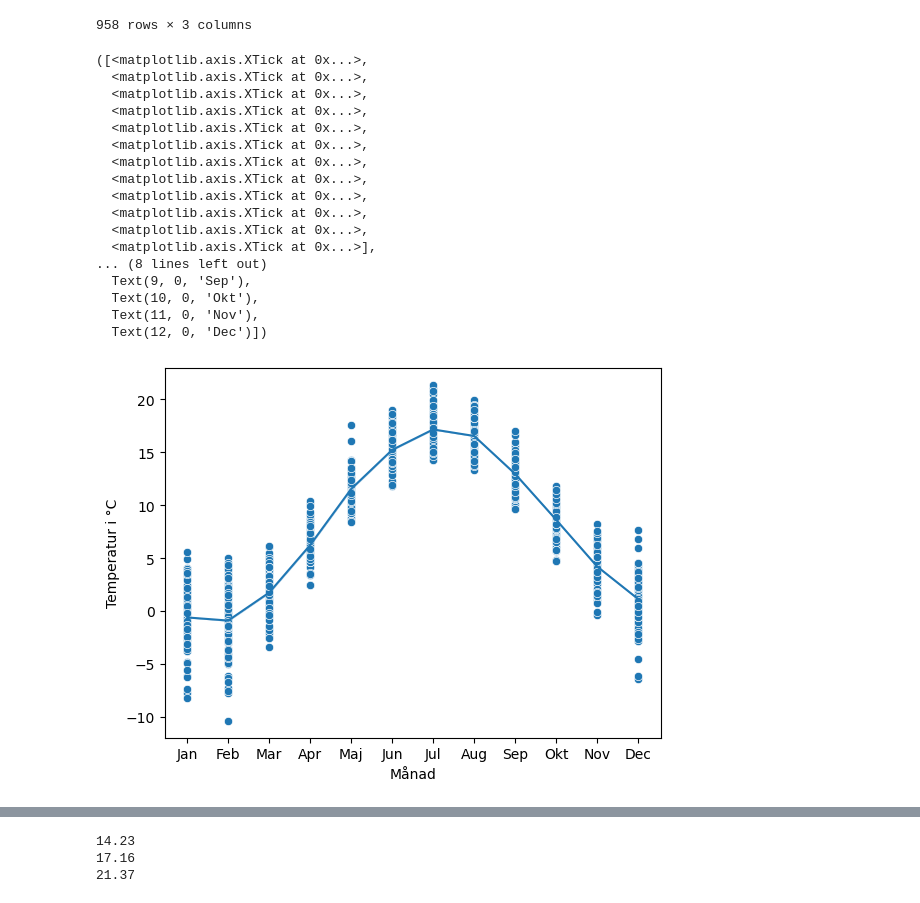
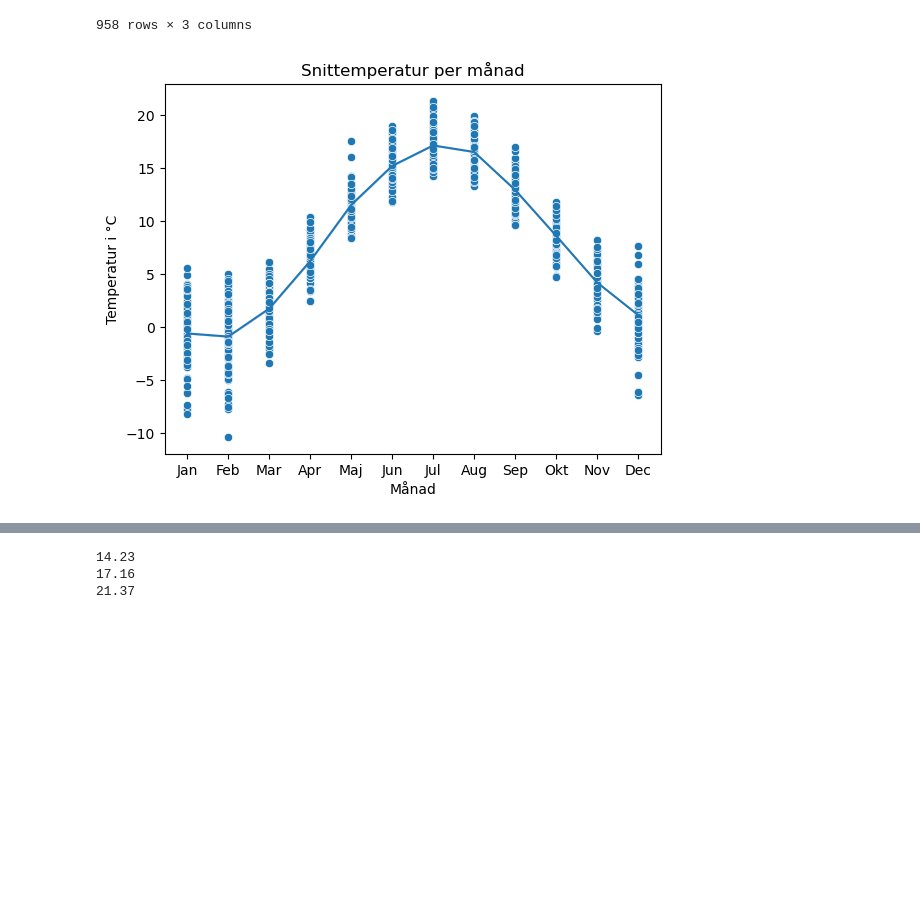
Before and after one commit to msteele919/projectwork, a Jupyter notebook: Kristoffer/plotting.ipynb, the cells around one changed output, grey strips where cells are left out. Saved outputs shown, nothing was run; the diff lists cells and outputs as text; code cells hidden in the pictures; blank space fills up the shorter version.

Commit message:
Lagt till fler plottar och uppdaterat readme

```diff
--- a/Kristoffer/plotting.ipynb
+++ b/Kristoffer/plotting.ipynb
@@ -31,28 +31,13 @@ monthly
 # %%
 sns.scatterplot(x=monthly['Month'], y=monthly['Monthly avg'], data=monthly)
 sns.lineplot(x='Month', y= 'Monthly avg', data=monthly, errorbar=('ci', 0))
+plt.title('Snittemperatur per månad')
 plt.xlabel('Månad')
 plt.ylabel('Temperatur i °C')
 plt.xticks(ticks=[1, 2, 3, 4, 5, 6, 7, 8, 9, 10, 11, 12], labels=['Jan', 'Feb', 'Mar', 'Apr', 'Maj', 'Jun', 'Jul', 'Aug', 'Sep', 'Okt', 'Nov', 'Dec'])
+# plt.savefig("../plottar/manadtempovertid.png")
 # %% [output]
-([<matplotlib.axis.XTick at 0x...>,
-  <matplotlib.axis.XTick at 0x...>,
-  <matplotlib.axis.XTick at 0x...>,
-  <matplotlib.axis.XTick at 0x...>,
-  <matplotlib.axis.XTick at 0x...>,
-  <matplotlib.axis.XTick at 0x...>,
-  <matplotlib.axis.XTick at 0x...>,
-  <matplotlib.axis.XTick at 0x...>,
-  <matplotlib.axis.XTick at 0x...>,
-  <matplotlib.axis.XTick at 0x...>,
-  <matplotlib.axis.XTick at 0x...>,
-  <matplotlib.axis.XTick at 0x...>],
-... (8 lines left out)
-  Text(9, 0, 'Sep'),
-  Text(10, 0, 'Okt'),
-  Text(11, 0, 'Nov'),
-  Text(12, 0, 'Dec')])
-[figure, old version]
+[figure, new version]
 # %%
 juli = monthly.query("Month == 7")
 sns.lmplot(data=juli, x='Year', y='Monthly avg', line_kws={'color': 'red'})
```
Also changed, not shown: parts of 23 cells of this notebook, 8 other files.
